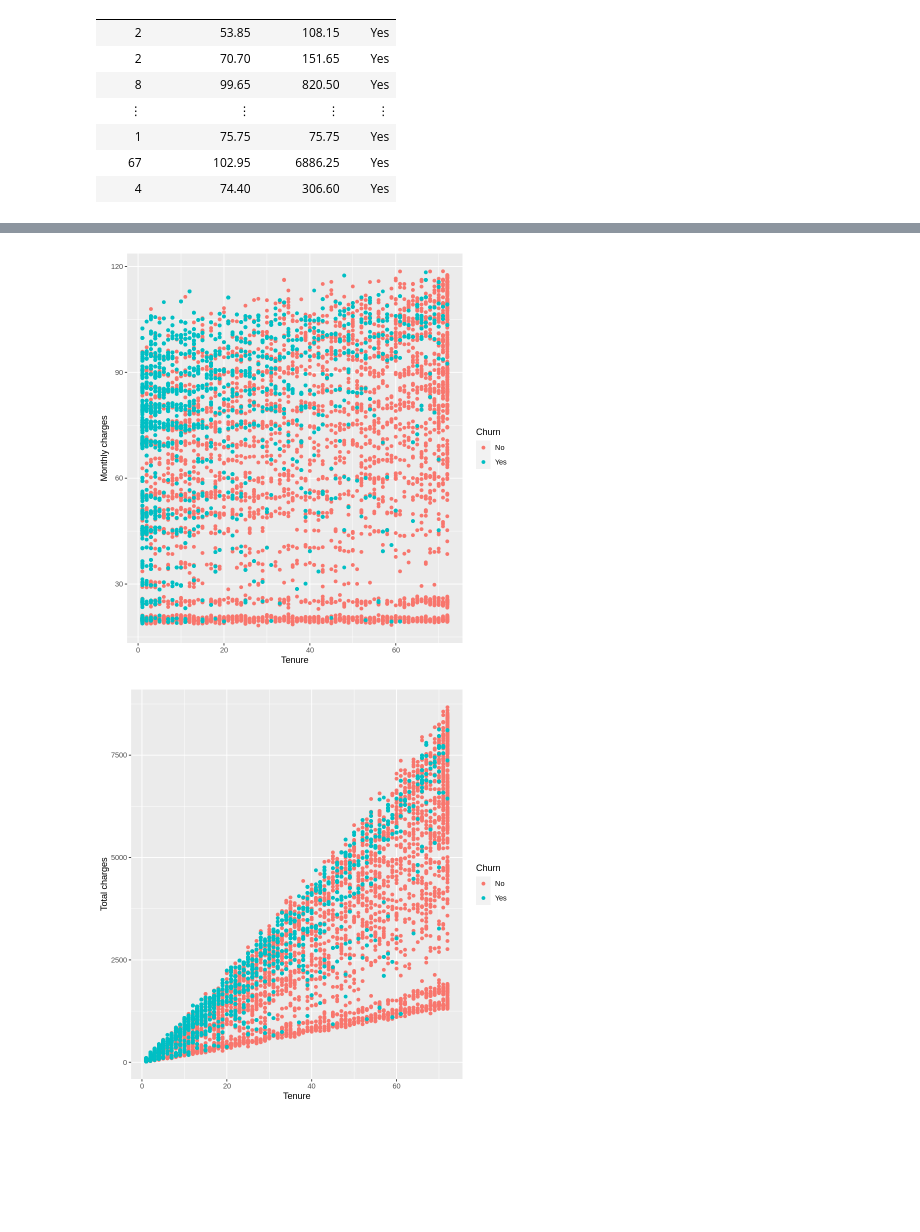
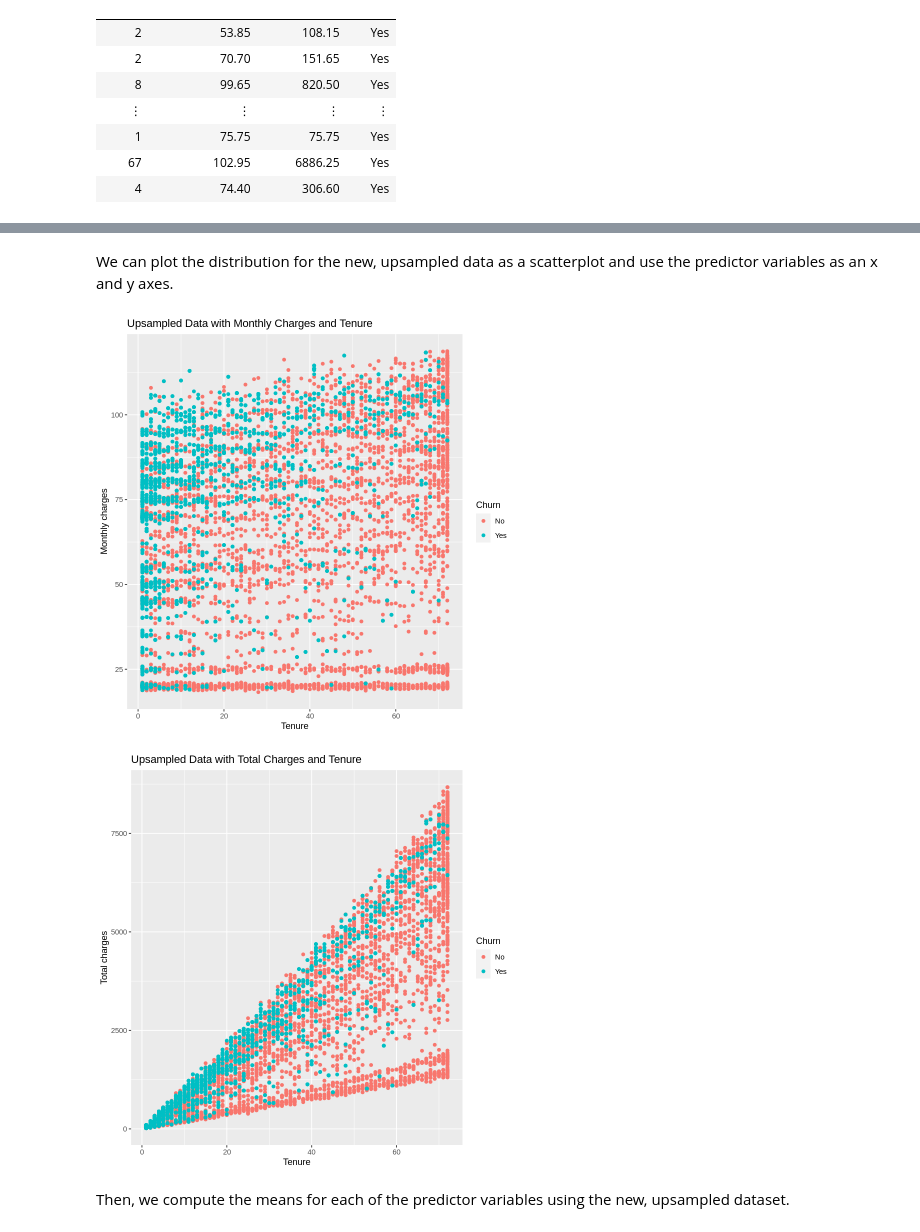
Before and after one commit to hardy1273/churn-analysis-dsci-100, a Jupyter notebook: workingdocument.ipynb, the cells around one changed output, grey strips where cells are left out. Drawn from its saved outputs; the diff is of its cells as text; code cells hidden in the pictures; blank space fills up the shorter version.

Commit message:
Changed descriptions from comments to markdown + edited. Added references and subtitles.

```diff
--- a/workingdocument.ipynb
+++ b/workingdocument.ipynb
@@ -99,21 +137,29 @@ A tibble: 7736 × 4
+# %% [markdown]
+We can plot the distribution for the new, upsampled data as a scatterplot and use the predictor variables as an x and y axes.
 # %%
 #Plotting the distributions for the new upsampled data, using the predictor variables as x and y axis
 
 new_upsample_telecom_train_plot <- new_upsample_telecom_train |>
                                 ggplot(aes(x=tenure, y = MonthlyCharges, color=Churn))+
                                 geom_point()+
                                 xlab("Tenure") +
-                                ylab("Monthly charges")
+                                ylab("Monthly charges") +
+                                ggtitle("Upsampled Data with Monthly Charges and Tenure")
 
 new_upsample_telecom_train_plot
 
 new_upsample_telecom_train_plot2 <- new_upsample_telecom_train |>
                                 ggplot(aes(x=tenure, y = TotalCharges, color=Churn))+
                                 geom_point()+
                                 xlab("Tenure") +
-                                ylab("Total charges")
+                                ylab("Total charges")+
+                                ggtitle("Upsampled Data with Total Charges and Tenure")
 new_upsample_telecom_train_plot2
+
+#I added titles for these graphs but I'm not 100% sure they're accurate titles pls check and then remove this comment -Inshal
 # %% [output]
-[figure, old version]
+[figure, new version]
-[figure, old version]
+[figure, new version]
+# %% [markdown]
+Then, we compute the means for each of the predictor variables using the new, upsampled dataset.
 # %%
```
Also changed, not shown: parts of 27 cells of this notebook.
